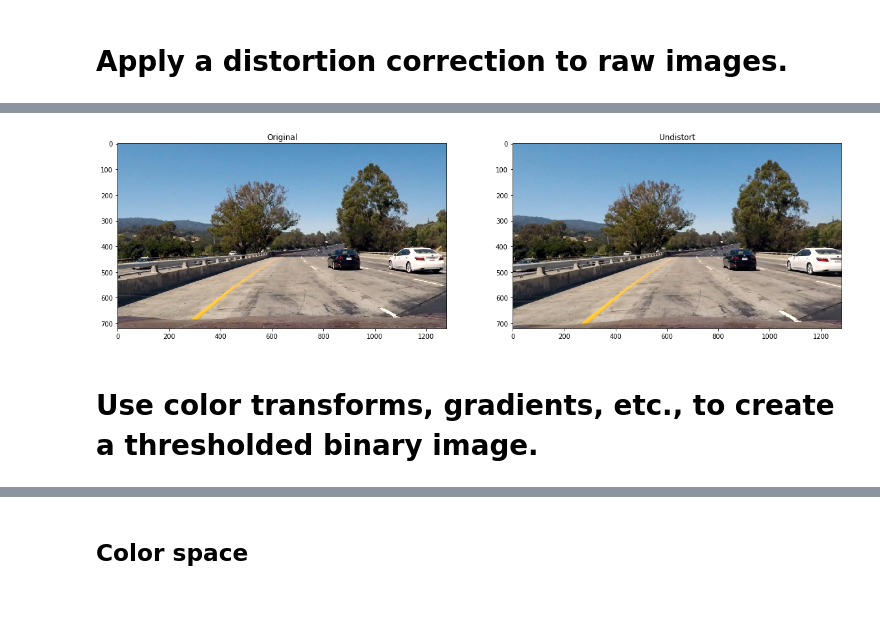
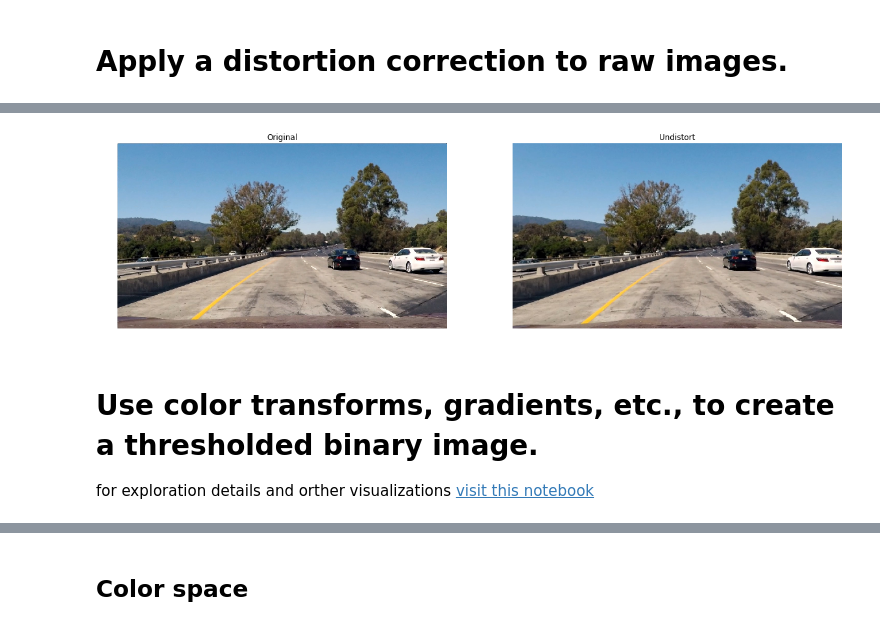
Before and after one commit to darienmt/CarND-Advanced-Lane-Lines-P4, a Jupyter notebook: Advance Lane Lines.ipynb, the cells around one changed output, grey strips where cells are left out. Cells and saved outputs as stored; diff of their text form; code cells hidden in the pictures.

```diff
--- a/Advance Lane Lines.ipynb
+++ b/Advance Lane Lines.ipynb
@@ -53,25 +54,34 @@ showImages(list(map(lambda img: (img[0], cv2.cvtColor(img[1], cv2.COLOR_BGR2RGB)
 # %%
-def imageSideBySide(leftImg, leftTitle, rightImg, rightTitle, figsize=(20,10)):
+def imageSideBySide(leftImg, leftTitle, rightImg, rightTitle, figsize=(20,10) , leftCmap=None, rightCmap=None):
     """
     Display the images `leftImg` and `rightImg` side by side with image titles.
     """
     fig, axes = plt.subplots(ncols=2, figsize=figsize)
-    axes[0].imshow(leftImg)
+    if leftCmap == None:
+        axes[0].imshow(leftImg)
+    else:
+        axes[0].imshow(leftImg, cmap=leftCmap)
     axes[0].set_title(leftTitle)
-    axes[1].imshow(rightImg)
+    axes[0].axis('off')
+    if rightCmap == None:
+        axes[1].imshow(rightImg)
+    else:
+        axes[1].imshow(rightImg, cmap=rightCmap)
     axes[1].set_title(rightTitle)
+    axes[1].axis('off')
 
 
 index = 2
 original = testImages[index][1]
 imageSideBySide(
     cv2.cvtColor(original, cv2.COLOR_BGR2RGB), 'Original',
     cv2.cvtColor(cv2.undistort(original, mtx, dist, None, mtx), cv2.COLOR_BGR2RGB), 'Undistort'
 )
 # %% [output]
-[figure, old version]
+[figure, new version]
 # %% [markdown]
 # Use color transforms, gradients, etc., to create a thresholded binary image.
+for exploration details and orther visualizations [visit this notebook](02-Color%20Transform%20and%20Gradients%20Threshold.ipynb)
 # %%
 def undistortAndHLS(image, mtx=mtx, dist=dist):
     """
```
Also changed, not shown: parts of 12 cells of this notebook, 1 other file.
